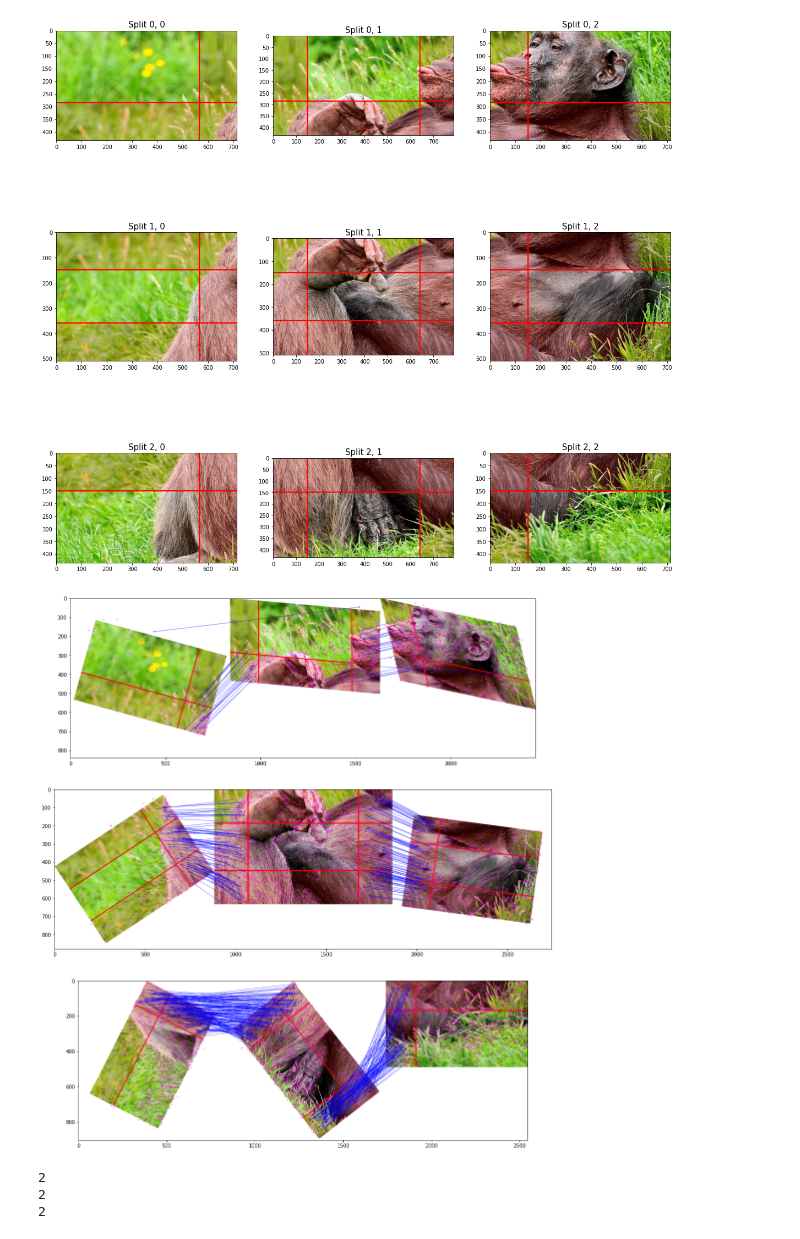
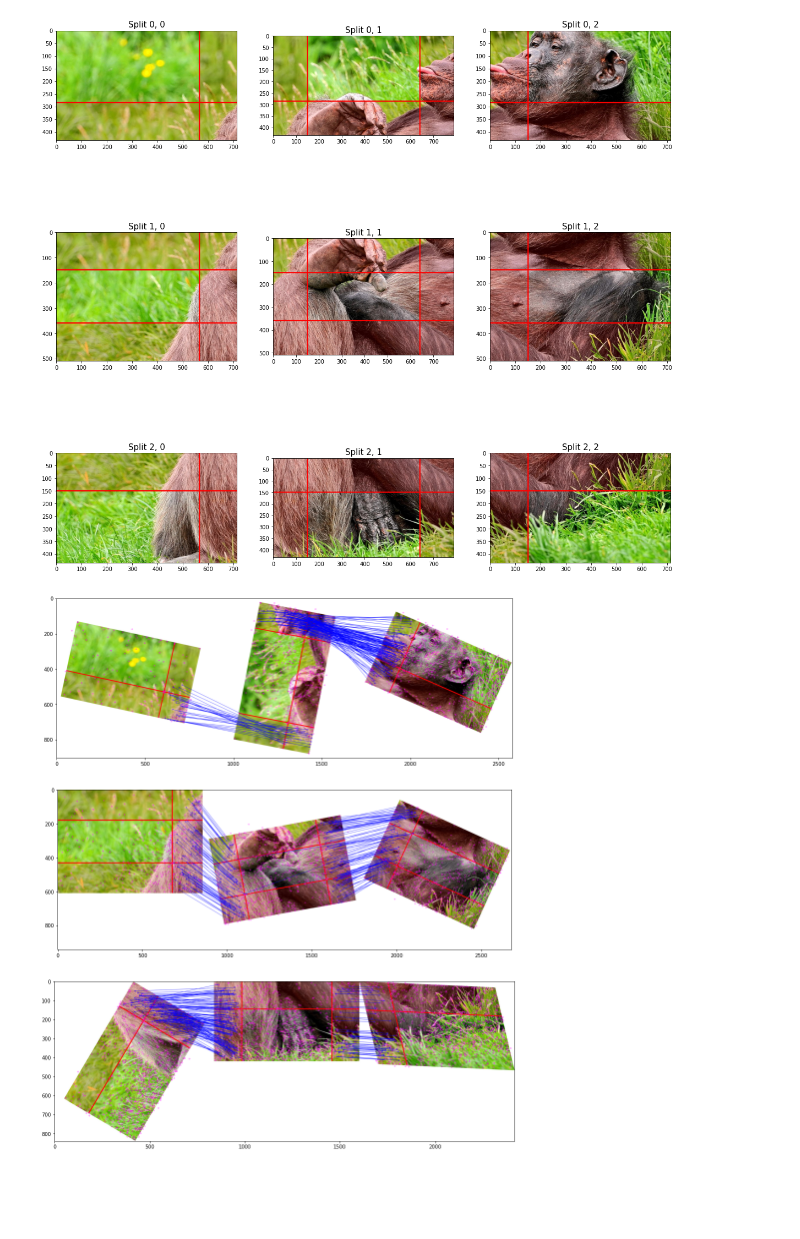
Before and after one commit to WTS012201/CompVis, a Jupyter notebook: ImageStitching/stitching.ipynb, the cells around one changed output. Drawn from its saved outputs; the diff is of its cells as text; code cells hidden in the pictures; blank space fills up the shorter version.

```diff
--- a/ImageStitching/stitching.ipynb
+++ b/ImageStitching/stitching.ipynb
@@ -199,47 +197,35 @@ data = [data[i * c_split:i * c_split + c_split] for i in range(r_split)]
 # %%
-# register rows
-# _, axes = plt.subplots(r_split, 1, figsize=(20,20))
-# H_mats = [] # H matrix
-
-# for r, data in enumerate(sift_data):
-#     res, H = register(data, *splits[r])
-#     H_mats.append(H)
-#     axes[r].imshow(res)
-
-# copy for displaying
 _, axes = plt.subplots(r_split, 1, figsize=(20,20))
 c_splits, res, H_mats = copy.deepcopy(splits), [], []
 
 for i, s_row in enumerate(c_splits.mod_splits):
     max_y, H_first = 0, []
     for j in range(c_split - 1):
         s1, s2 = s_row[j], s_row[j + 1]
         res, H = register(data[i][j:j + 2], s1, s2)
         s1, s2 = res[:, :s1.shape[1]], res[:, s1.shape[1]:]
         s_row[j:j + 2] = s1, s2
         H_first.append(H)
         if s1.shape[0] > s_row[max_y].shape[0]: max_y = i
     H_mats.append(H_first[0])
-    row = s_row[max_y]
+    row = None
     for j in range(c_split):
-        if s_row[j] is row: continue
-        row, s_row[j] = pad_y(row, s_row[j])
+        s_row[j], _ = pad_y(s_row[j], s_row[max_y])
+        if j == 0:
+            row = s_row[j]
+            continue
         row = np.concatenate((row, s_row[j]), axis=1)
     axes[i].imshow(row)
 # %% [output]
-[figure, old version]
+[figure, new version]
 # %%
-# _, axes = plt.subplots(r_split, 1, figsize=(20,20))
-kpds = []
+_, axes = plt.subplots(r_split, 1, figsize=(20,20))
 c_splits = copy.deepcopy(splits)
 
 for i, H in enumerate(H_mats):
-    for j in range(c_split):
-        warped, kpd = blend(H, data[i][:2], *c_splits[i][:2][::-1])
-        kpds.append(kpd)
-        # axes[i].imshow(warped)
-        break
+    rkpd, rimg = data[i][0], c_splits[i][0]
+    for j in range(c_split - 1):
+        rkpd = [rkpd, data[i][j + 1]]
+        rimg = [rimg, c_splits[i][j + 1]]
+        rimg, rkpd = blend(H, rkpd, *rimg)
+    axes[i].imshow(rimg)
-# %% [output]
-2
-2
-2
```
Also changed, not shown: parts of 3 cells of this notebook.
